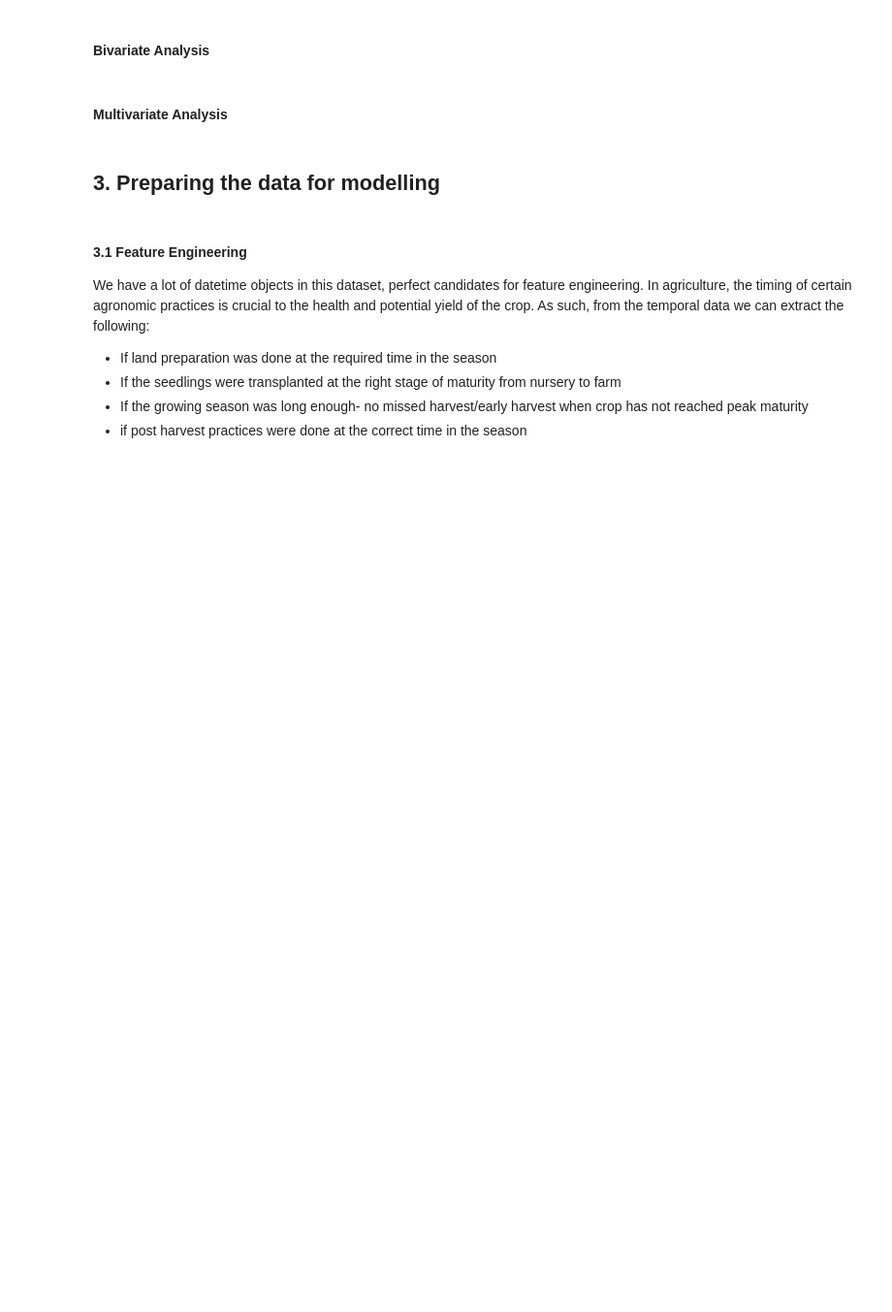
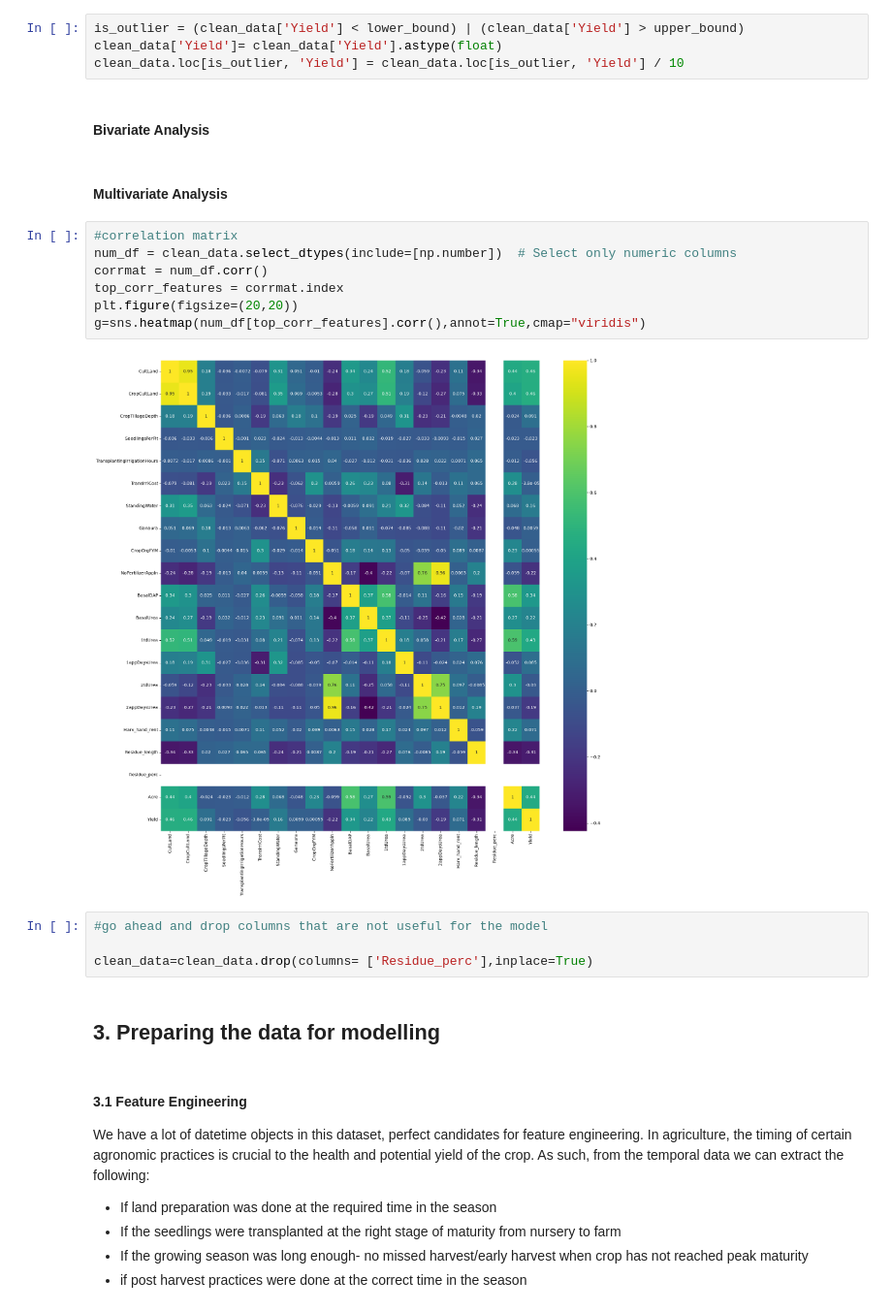
Before and after one commit to WamzMwangi/Digital-Green-Crop-Yield-Prediction, a Jupyter notebook: main.ipynb, the cells around one changed output. Shown at 97% size. Saved outputs shown, nothing was run; the diff lists cells and outputs as text; blank space fills up the shorter version.

```diff
--- a/main.ipynb
+++ b/main.ipynb
@@ -283,7 +332,24 @@ msno.matrix(clean_data)
+# %%
+is_outlier = (clean_data['Yield'] < lower_bound) | (clean_data['Yield'] > upper_bound)
+clean_data['Yield']= clean_data['Yield'].astype(float)
+clean_data.loc[is_outlier, 'Yield'] = clean_data.loc[is_outlier, 'Yield'] / 10
 # %% [markdown]
 #### Bivariate Analysis
 # %% [markdown]
 #### Multivariate Analysis
+# %%
+#correlation matrix
+num_df = clean_data.select_dtypes(include=[np.number])  # Select only numeric columns
+corrmat = num_df.corr()
+top_corr_features = corrmat.index
+plt.figure(figsize=(20,20))
+g=sns.heatmap(num_df[top_corr_features].corr(),annot=True,cmap="viridis")
+# %% [output]
+[figure, added]
+# %%
+#go ahead and drop columns that are not useful for the model
+
+clean_data=clean_data.drop(columns= ['Residue_perc'],inplace=True)
 # %% [markdown]
 ## 3. Preparing the data for modelling
 # %% [markdown]
```
Also changed, not shown: parts of 39 cells of this notebook.
